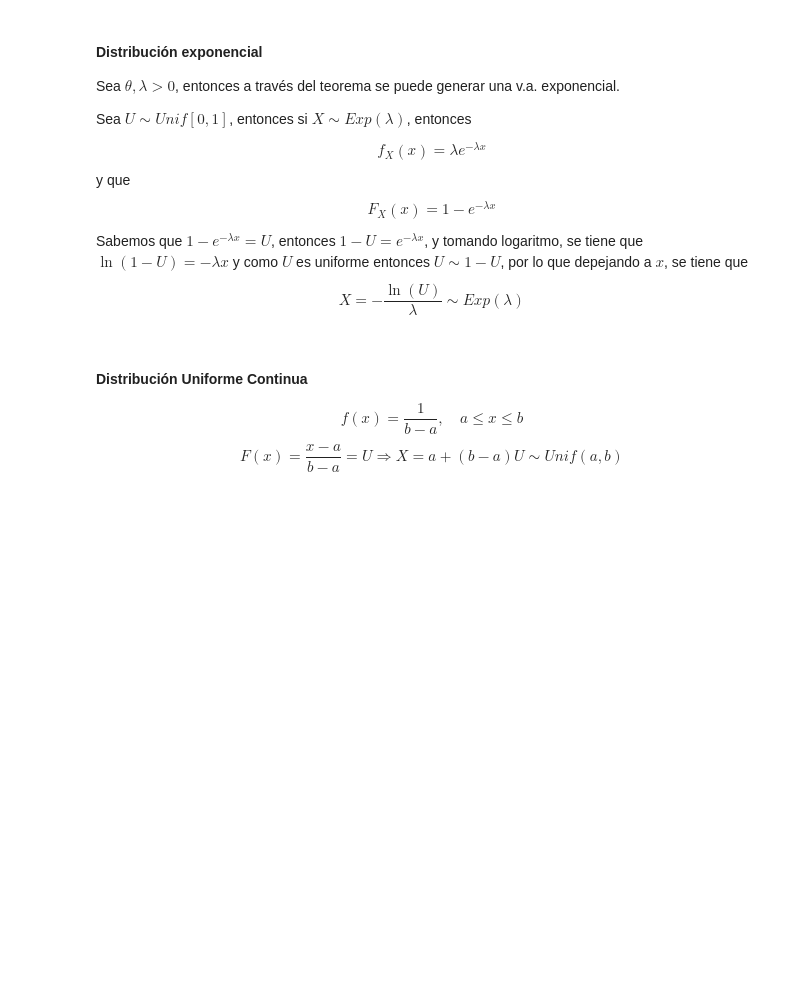
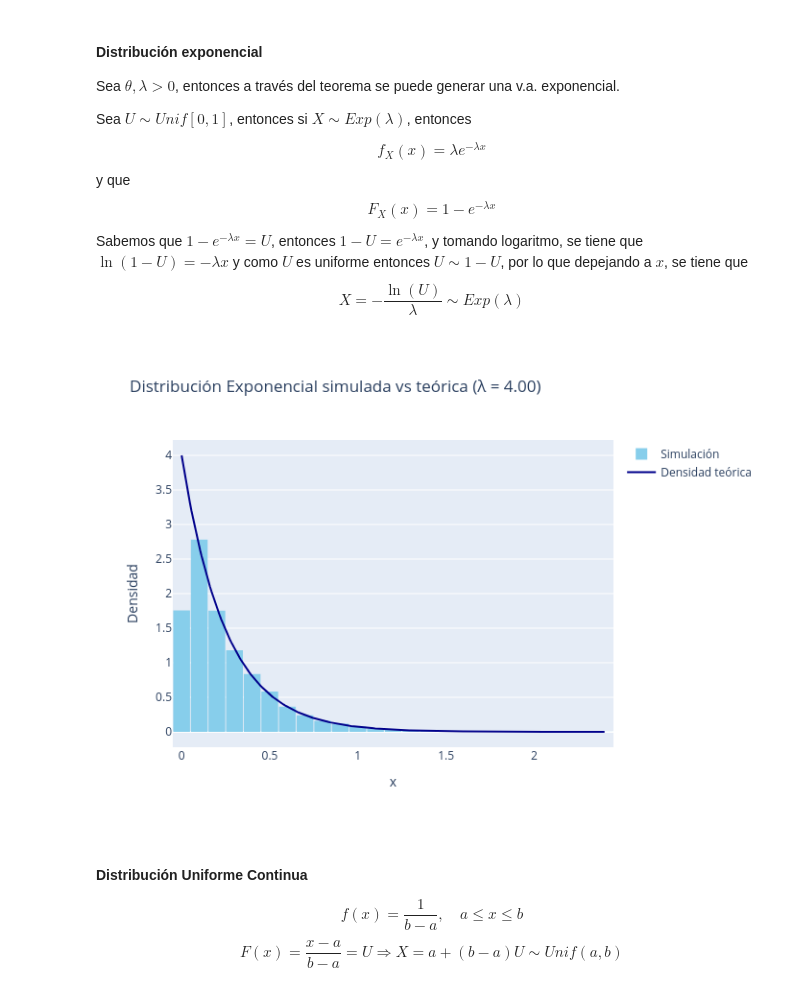
Before and after one commit to HarVazCo/Diplomado_TEyMD, a Jupyter notebook: Modulo2/Proyecto_final/Variables_aleatorias.ipynb, the cells around one changed output. Drawn from its saved outputs; the diff is of its cells as text; code cells hidden in the pictures; blank space fills up the shorter version.

```diff
--- a/Modulo2/Proyecto_final/Variables_aleatorias.ipynb
+++ b/Modulo2/Proyecto_final/Variables_aleatorias.ipynb
@@ -1089,31 +1098,36 @@ y_vals = lambd*np.exp(-lambd * x_vals)
 # %%
 # Graficamos la simulación y la curva teórica
 fig = go.Figure()
 
 fig.add_trace(go.Histogram( # Crea el histograma de nuestra simulacion
     x=exponenciales,
     nbinsx=40,
     histnorm='probability density',
     marker_color='skyblue',
     name='Simulación'
 ))
 
 fig.add_trace(go.Scatter( # Grafica la curva teórica
     x=x_vals,
     y=y_vals,
     mode='lines',
     name='Densidad teórica',
     line=dict(color='darkblue')
 ))
 
 fig.update_layout( # Etiquetas y titulo de la grafica
     title=f'Distribución Exponencial simulada vs teórica (λ = {lambd:.2f})',
     xaxis_title='x',
     yaxis_title='Densidad',
     bargap=0.05
 )
 
 fig.show()
+
+# estático (PNG dentro del notebook, visible en GitHub)
+Image(fig.to_image(format="png"))
+# %% [output]
+[figure, added]
 # %% [markdown]
 #### Distribución Uniforme Continua
 
```
Also changed, not shown: parts of 8 cells of this notebook, 5 other files.
